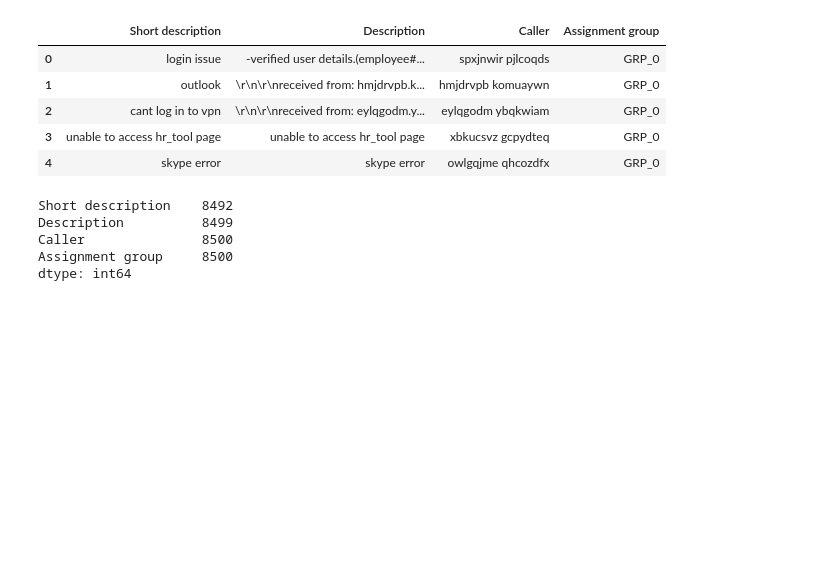
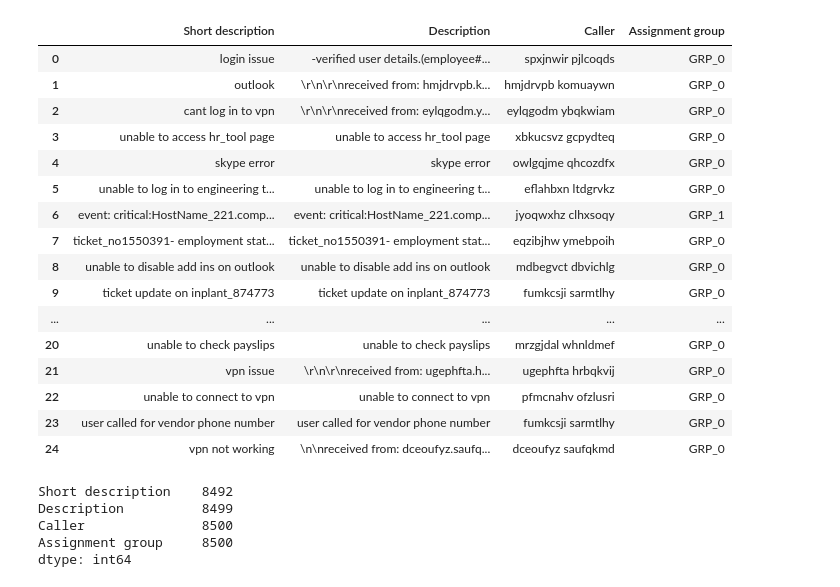
Before and after one commit to soumendrabagh/Automatic-Ticket-Generation-NLP, a Jupyter notebook: NLP_Automatic_Ticket_Assignment.ipynb, the cells around one changed output. Saved outputs shown, nothing was run; the diff lists cells and outputs as text; code cells hidden in the pictures; blank space fills up the shorter version.

```diff
--- a/NLP_Automatic_Ticket_Assignment.ipynb
+++ b/NLP_Automatic_Ticket_Assignment.ipynb
@@ -14,15 +14,26 @@ Requirement already satisfied: urllib3<1.25,>=1.21.1 in /anaconda3/lib/python3.7
 # %%
-filename= "input_data.xlsx"
+filename= "dataset/input_data.xlsx"
 df = pd.read_excel(filename, lines=True)
 # %%
-df.head()
+df.head(25)
 # %% [output]
 |  | Short description | Description | Caller | Assignment group |
 | 0 | login issue | -verified user details.(employee#... | spxjnwir pjlcoqds | GRP_0 |
 | 1 | outlook | \r\n\r\nreceived from: hmjdrvpb.k... | hmjdrvpb komuaywn | GRP_0 |
 | 2 | cant log in to vpn | \r\n\r\nreceived from: eylqgodm.y... | eylqgodm ybqkwiam | GRP_0 |
 | 3 | unable to access hr_tool page | unable to access hr_tool page | xbkucsvz gcpydteq | GRP_0 |
 | 4 | skype error | skype error | owlgqjme qhcozdfx | GRP_0 |
+| 5 | unable to log in to engineering t... | unable to log in to engineering t... | eflahbxn ltdgrvkz | GRP_0 |
+| 6 | event: critical:HostName_221.comp... | event: critical:HostName_221.comp... | jyoqwxhz clhxsoqy | GRP_1 |
+| 7 | ticket_no1550391- employment stat... | ticket_no1550391- employment stat... | eqzibjhw ymebpoih | GRP_0 |
+| 8 | unable to disable add ins on outlook | unable to disable add ins on outlook | mdbegvct dbvichlg | GRP_0 |
+| 9 | ticket update on inplant_874773 | ticket update on inplant_874773 | fumkcsji sarmtlhy | GRP_0 |
+| ... | ... | ... | ... | ... |
+| 20 | unable to check payslips | unable to check payslips | mrzgjdal whnldmef | GRP_0 |
+| 21 | vpn issue | \r\n\r\nreceived from: ugephfta.h... | ugephfta hrbqkvij | GRP_0 |
+| 22 | unable to connect to vpn | unable to connect to vpn | pfmcnahv ofzlusri | GRP_0 |
+| 23 | user called for vendor phone number | user called for vendor phone number | fumkcsji sarmtlhy | GRP_0 |
+| 24 | vpn not working | \n\nreceived from: dceoufyz.saufq... | dceoufyz saufqkmd | GRP_0 |
 # %%
 df.count()
 # %% [output]
```
Also changed, not shown: parts of 1 cell of this notebook.
